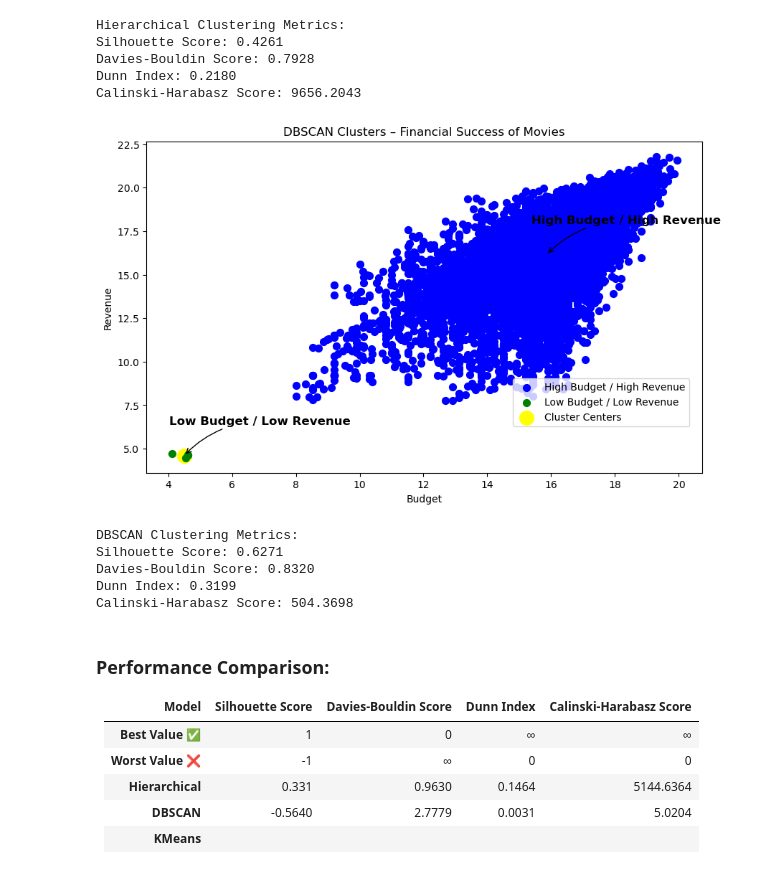
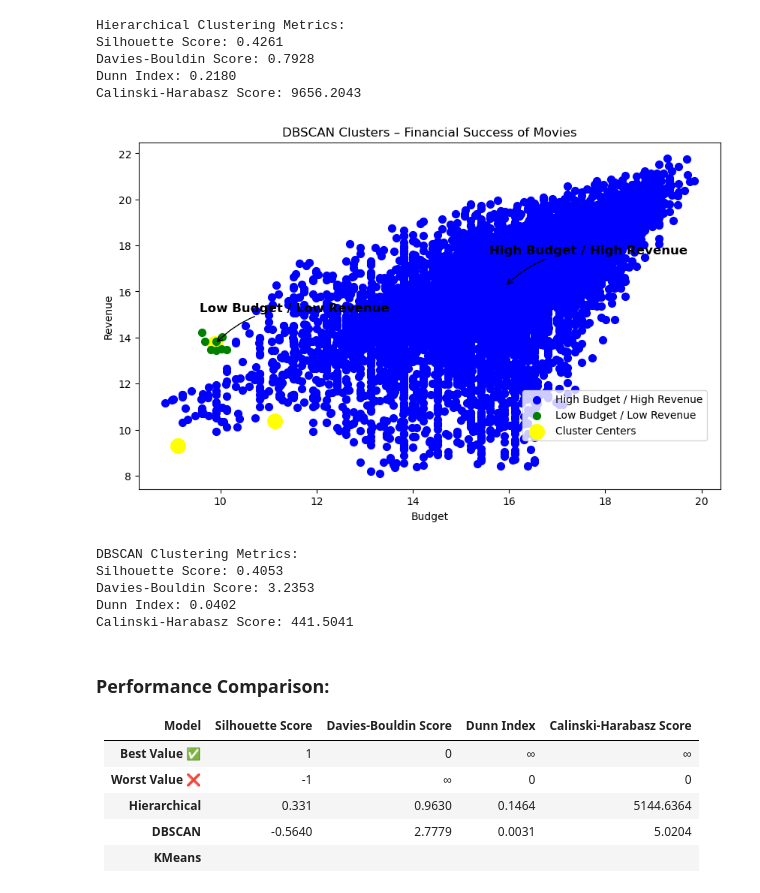
Before and after one commit to Shlezman/DS-principles-project, a Jupyter notebook: Final-Combined.ipynb, the cells around one changed output. Drawn from its saved outputs; the diff is of its cells as text; code cells hidden in the pictures.

```diff
--- a/Final-Combined.ipynb
+++ b/Final-Combined.ipynb
@@ -294,7 +294,7 @@ Davies-Bouldin Score: 0.7928
 Dunn Index: 0.2180
 Calinski-Harabasz Score: 9656.2043
 # %%
-dbscan = DBSCAN(eps=0.5, min_samples=5)
+dbscan = DBSCAN(eps=0.5, min_samples=10)
 dbscan_labels = dbscan.fit_predict(X)
 
 # Filter out noise points (label -1)
@@ -318,39 +318,39 @@ plt.scatter(X_core_array[labels_core == 1, 0], X_core_array[labels_core == 1, 1]
 # Compute cluster centers
 centers = X_core.groupby(labels_core).mean().values
 
 # Plot centers
 plt.scatter(centers[:, 0], centers[:, 1], s=200, c='yellow',
             label='Cluster Centers', zorder=1)
 
 # Annotate clusters
 for label, x, y in zip(labels, centers[:, 0], centers[:, 1]):
     plt.annotate(label, xy=(x, y), xytext=(-15, 40),
                  va='top', fontsize=12, fontweight='bold',
                  textcoords='offset points',
                  arrowprops=dict(arrowstyle='->', color='black', connectionstyle='arc3,rad=0.2'))
 
 plt.title('DBSCAN Clusters – Financial Success of Movies')
 plt.xlabel('Budget')
 plt.ylabel('Revenue')
 plt.legend(bbox_to_anchor=[0.65, 0.3])
 plt.show()
 
 sil_score = silhouette_score(X, dbscan_labels)
 db_score = davies_bouldin_score(X, dbscan_labels)
 dunn_score = dunn_index(X, dbscan_labels)
 cal_score = calinski_harabasz_score(X, dbscan_labels)
 print(f"DBSCAN Clustering Metrics:\n"
       f"Silhouette Score: {sil_score:.4f}\n"
       f"Davies-Bouldin Score: {db_score:.4f}\n"
       f"Dunn Index: {dunn_score:.4f}\n"
       f"Calinski-Harabasz Score: {cal_score:.4f}")
 # %% [output]
-[figure, old version]
+[figure, new version]
 DBSCAN Clustering Metrics:
-Silhouette Score: 0.6271
-Davies-Bouldin Score: 0.8320
-Dunn Index: 0.3199
-Calinski-Harabasz Score: 504.3698
+Silhouette Score: 0.4053
+Davies-Bouldin Score: 3.2353
+Dunn Index: 0.0402
+Calinski-Harabasz Score: 441.5041
 # %%
 # KMeans Clustering:
 # %% [markdown]
```
Also changed, not shown: parts of 2 cells of this notebook.
